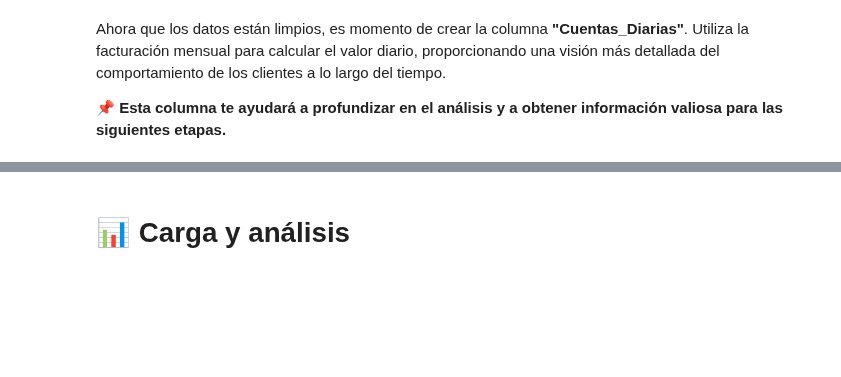
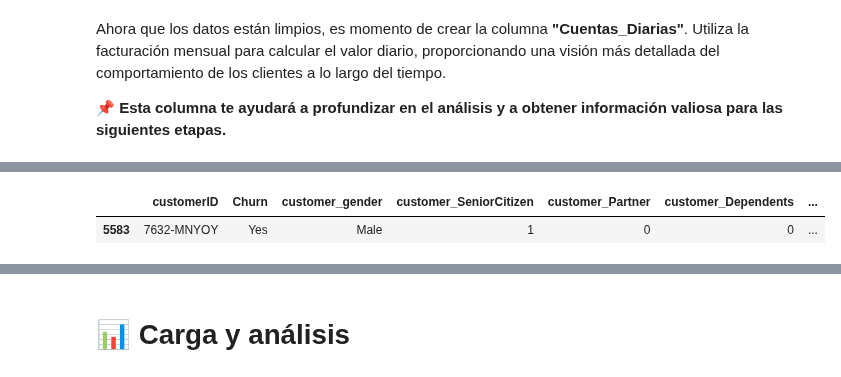
Before and after one commit to Liuz8/ETL-Oracle-Curso, a Jupyter notebook: TelecomX_LATAM.ipynb, the cells around one changed output, grey strips where cells are left out. Cells and saved outputs as stored; diff of their text form; code cells hidden in the pictures; blank space fills up the shorter version.

```diff
--- a/TelecomX_LATAM.ipynb
+++ b/TelecomX_LATAM.ipynb
@@ -329,0 +372,18 @@ df.sample(10)
+# %%
+# Lista de columnas que pueden tener "No internet service"
+cols_internet = [
+    'customer_Partner', 'customer_Dependents', 'phone_PhoneService',
+    'phone_MultipleLines', 'internet_OnlineSecurity', 'internet_OnlineBackup',
+    'internet_DeviceProtection', 'internet_TechSupport', 'internet_StreamingTV',
+    'internet_StreamingMovies','account_PaperlessBilling'
+]
+
+# Cambio de variable y cambio de tipo de vatiable usando map
+
+for col in cols_internet:
+    df[col] = df[col].map({'No': 0, 'Yes': 1}).astype(int)
+# %%
+df.sample(1)
+# %% [output]
+|  | customerID | Churn | customer_gender | customer_SeniorCitizen | customer_Partner | customer_Dependents | ... |
+| 5583 | 7632-MNYOY | Yes | Male | 1 | 0 | 0 | ... |
```
Also changed, not shown: parts of 13 cells of this notebook.
